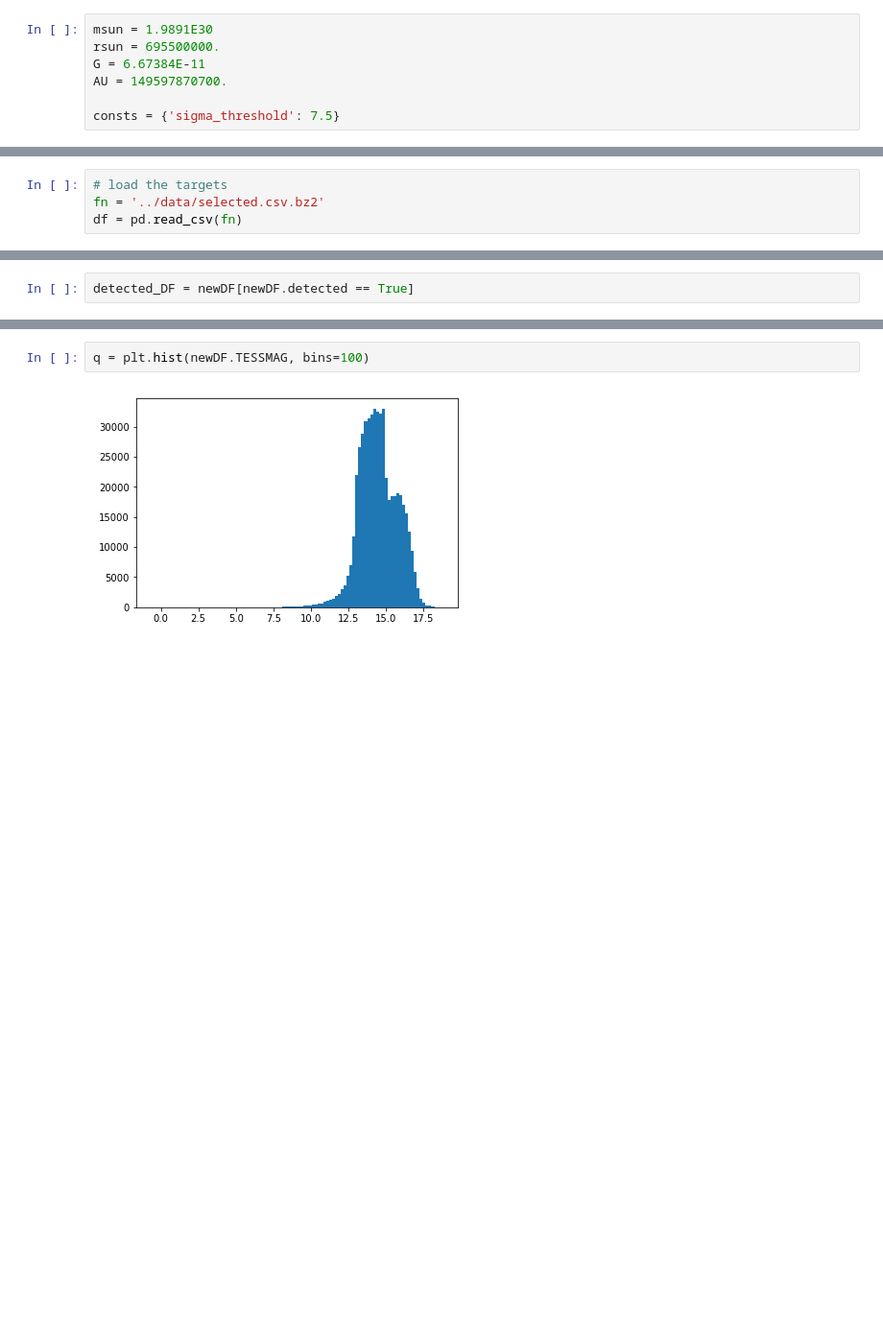
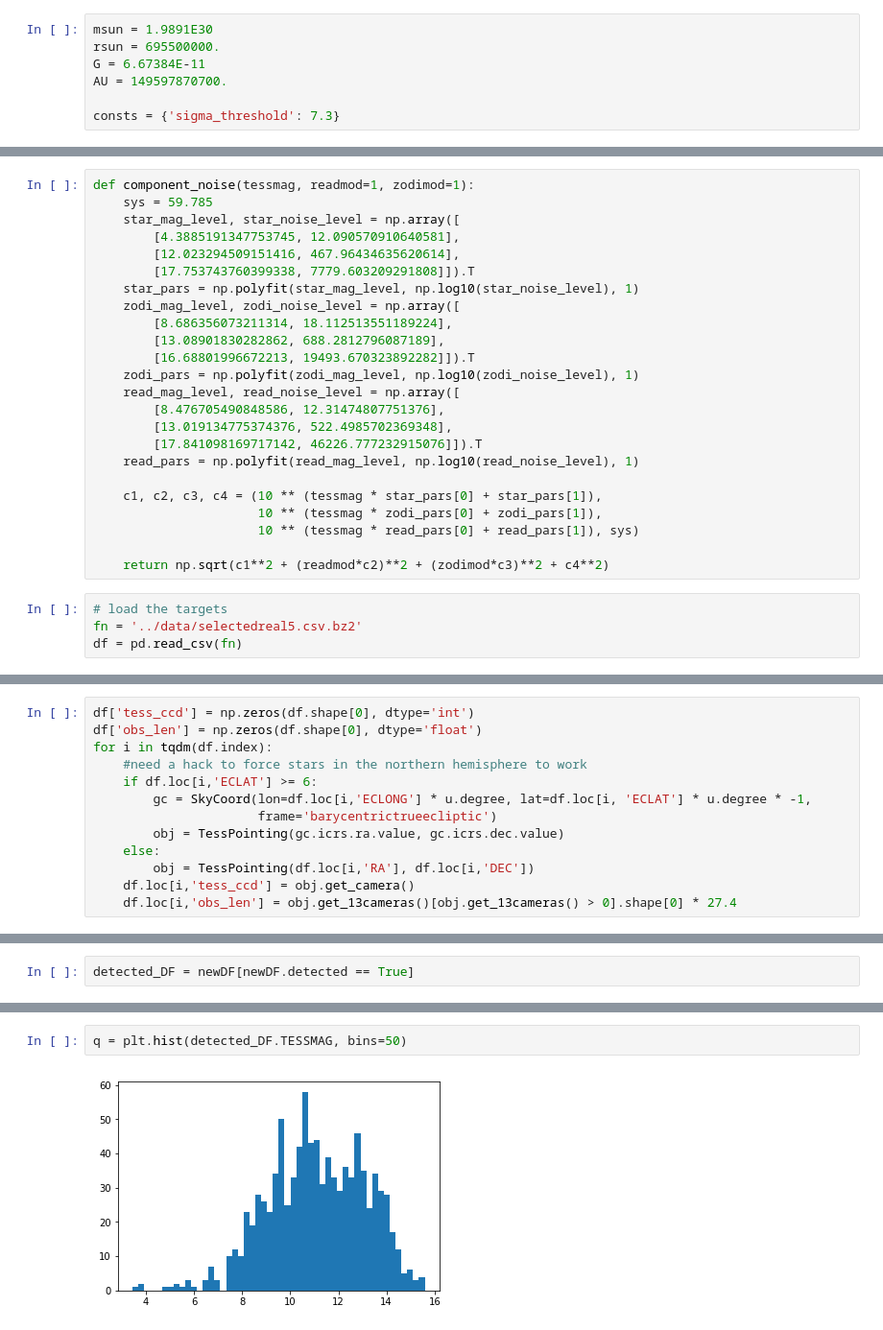
Before and after one commit to mrtommyb/tyieldsim, a Jupyter notebook: code/SimTessYield_realstars.ipynb, the cells around one changed output, grey strips where cells are left out. Shown at 96% size. Drawn from its saved outputs; the diff is of its cells as text; blank space fills up the shorter version.

```diff
--- a/code/SimTessYield_realstars.ipynb
+++ b/code/SimTessYield_realstars.ipynb
@@ -16,7 +20,7 @@ rsun = 695500000.
 G = 6.67384E-11
 AU = 149597870700.
 
-consts = {'sigma_threshold': 7.5}
+consts = {'sigma_threshold': 7.3}
 # %%
 def make_allplanets_df_vec(df,starid_zp):
     # lets refector the above code to make it array operations
@@ -44,9 +48,33 @@ def make_allplanets_df_vec(df,starid_zp):
     return newdf, newdf.starID.iloc[-1]
 # %% [markdown]
 We are going to load real stars from the TIC and put planets around these and see how many we can detect
+# %%
+def component_noise(tessmag, readmod=1, zodimod=1):
+    sys = 59.785
+    star_mag_level, star_noise_level = np.array([
+        [4.3885191347753745, 12.090570910640581],
+        [12.023294509151416, 467.96434635620614],
+        [17.753743760399338, 7779.603209291808]]).T
+    star_pars = np.polyfit(star_mag_level, np.log10(star_noise_level), 1)
+    zodi_mag_level, zodi_noise_level = np.array([
+        [8.686356073211314, 18.112513551189224],
+        [13.08901830282862, 688.2812796087189],
+        [16.68801996672213, 19493.670323892282]]).T
+    zodi_pars = np.polyfit(zodi_mag_level, np.log10(zodi_noise_level), 1)
+    read_mag_level, read_noise_level = np.array([
+        [8.476705490848586, 12.31474807751376],
+        [13.019134775374376, 522.4985702369348],
+        [17.841098169717142, 46226.777232915076]]).T
+    read_pars = np.polyfit(read_mag_level, np.log10(read_noise_level), 1)
+
+    c1, c2, c3, c4 = (10 ** (tessmag * star_pars[0] + star_pars[1]),
+                      10 ** (tessmag * zodi_pars[0] + zodi_pars[1]),
+                      10 ** (tessmag * read_pars[0] + read_pars[1]), sys)
+
+    return np.sqrt(c1**2 + (readmod*c2)**2 + (zodimod*c3)**2 + c4**2)
 # %%
 # load the targets
-fn = '../data/selected.csv.bz2'
+fn = '../data/selectedreal5.csv.bz2'
 df = pd.read_csv(fn)
 # %%
 # some things we are going to need later
@@ -75,0 +108,13 @@ df['noise_level'] = occFunc.TESS_noise_1h(df.TESSMAG)
+# %%
+df['tess_ccd'] = np.zeros(df.shape[0], dtype='int')
+df['obs_len'] = np.zeros(df.shape[0], dtype='float')
+for i in tqdm(df.index):
+    #need a hack to force stars in the northern hemisphere to work
+    if df.loc[i,'ECLAT'] >= 6:
+        gc = SkyCoord(lon=df.loc[i,'ECLONG'] * u.degree, lat=df.loc[i, 'ECLAT'] * u.degree * -1,
+                      frame='barycentrictrueecliptic')
+        obj = TessPointing(gc.icrs.ra.value, gc.icrs.dec.value)
+    else:
+        obj = TessPointing(df.loc[i,'RA'], df.loc[i,'DEC'])
+    df.loc[i,'tess_ccd'] = obj.get_camera()
+    df.loc[i,'obs_len'] = obj.get_13cameras()[obj.get_13cameras() > 0].shape[0] * 27.4
@@ -199,7 +258,7 @@ plt.hist(newDF.TESSMAG, bins=np.arange(5,21,0.5))
 # %%
-q = plt.hist(newDF.TESSMAG, bins=100)
+q = plt.hist(detected_DF.TESSMAG, bins=50)
 # %% [output]
-[figure, old version]
+[figure, new version]
 # %%
 plt.scatter(newDF.TESSMAG, newDF.PRIORITY, s=1, alpha=0.01)
 # %% [output]
```
Also changed, not shown: parts of 36 cells of this notebook, 20 other files.
